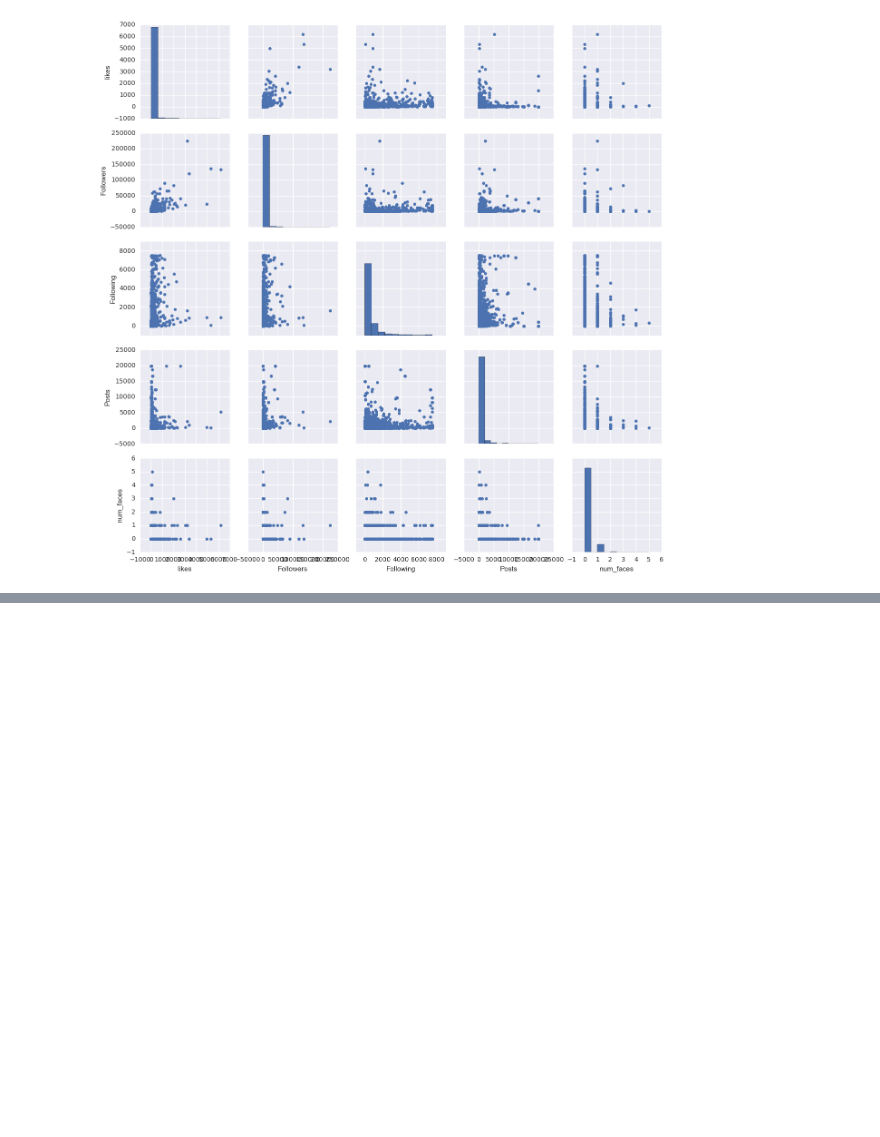
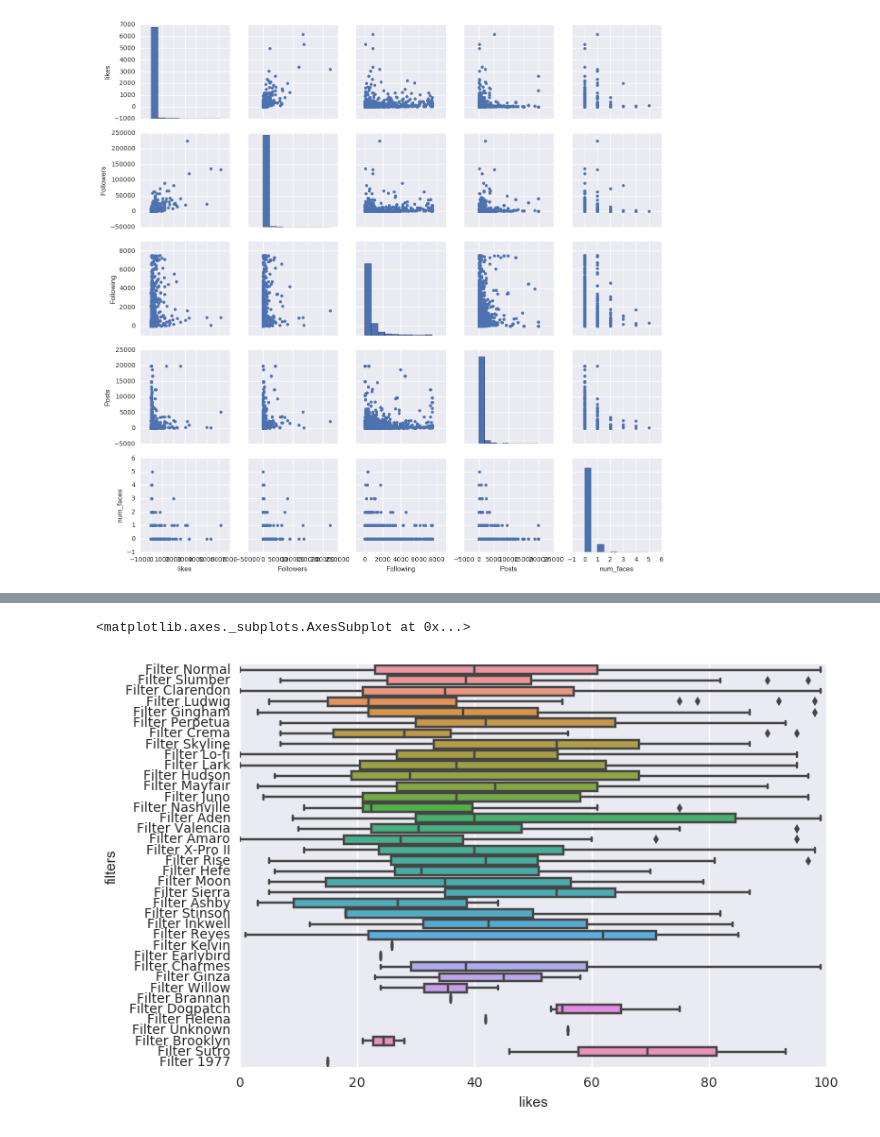
Before and after one commit to thunter009/Instapredict, a Jupyter notebook: EDA.ipynb, the cells around one changed output, grey strips where cells are left out. Drawn from its saved outputs; the diff is of its cells as text; code cells hidden in the pictures; blank space fills up the shorter version.

```diff
--- a/EDA.ipynb
+++ b/EDA.ipynb
@@ -159,0 +170,5 @@ g.map_offdiag(plt.scatter)
+# %%
+sns.boxplot(x='filters', y='likes', data=clean[clean['likes'] < 100], vert = False)
+# %% [output]
+<matplotlib.axes._subplots.AxesSubplot at 0x...>
+[figure, added]
```
Also changed, not shown: parts of 2 cells of this notebook.
